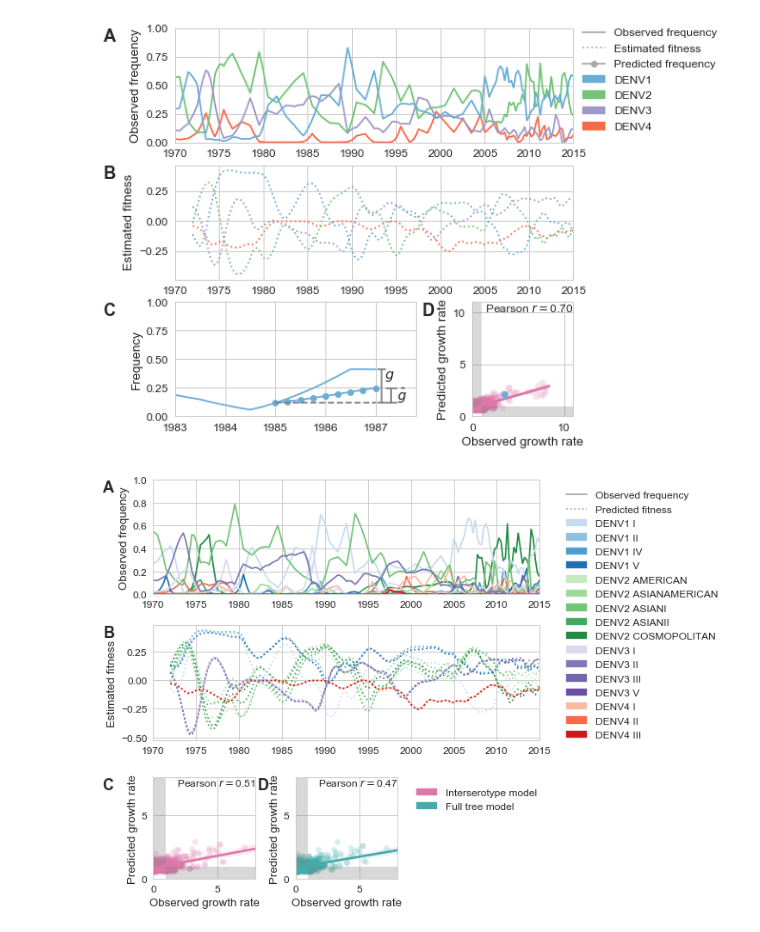
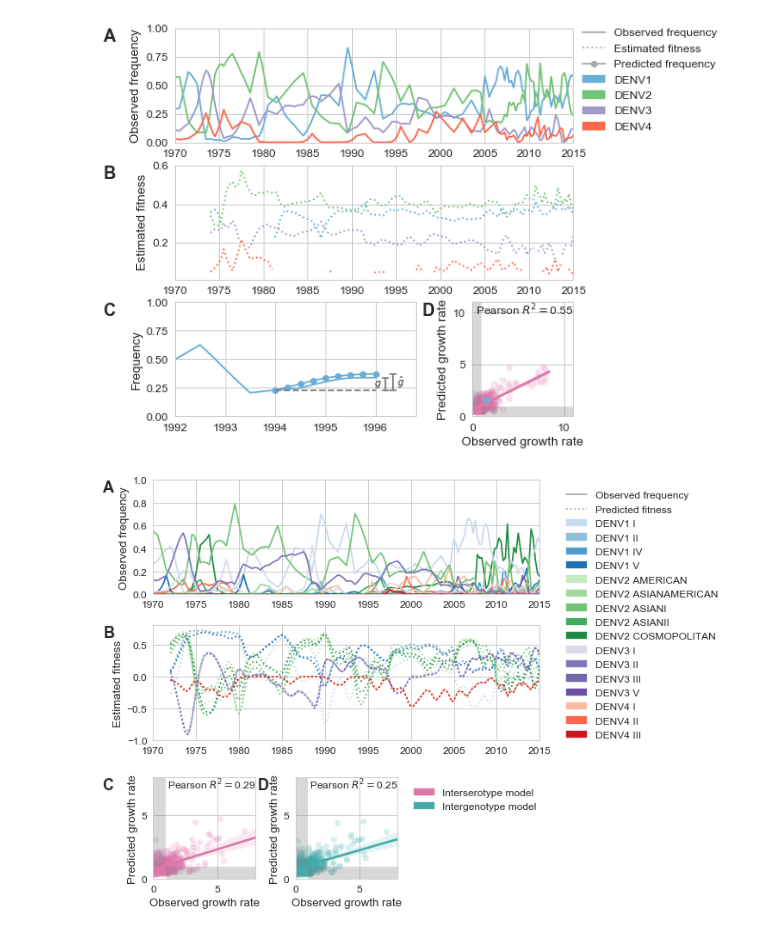
Before and after one commit to blab/dengue-antigenic-dynamics, a Jupyter notebook: figures/fitness-frequencies.ipynb, the cells around one changed output. Drawn from its saved outputs; the diff is of its cells as text; code cells hidden in the pictures.

Commit message:
Update fitness model figures

```diff
--- a/figures/fitness-frequencies.ipynb
+++ b/figures/fitness-frequencies.ipynb
@@ -67,7 +67,7 @@ def plot_growth_rates(actual, predicted, ax=None, c = 'gray', trajectory_demo_cl
 
     ax.set_xlabel('Observed growth rate')
     ax.set_ylabel('Predicted growth rate')
-    ax.text(1,1,r'Pearson $r =$%.2f'%fit[2], transform=ax.transAxes, ha='right', va='top', fontsize=12)
+    ax.text(1,1,r'Pearson $R^2 =$%.2f'%fit[2]**2, transform=ax.transAxes, ha='right', va='top', fontsize=12)
 
     max_val = actual[mask].flatten().max()
     ax.set_xlim(0,10)
@@ -118,15 +118,15 @@ def plot_trajectory_example(actual_frequencies, predicted_trajectory, ax = None)
             ## Plot growth rate guidelines
             ax.plot([t0, tf], [x0, x0], c='gray', linestyle='--') # mark initial frequency
 
-            ax.plot([tf+0.12, tf+0.12], [x0, xf], c='gray', linestyle='-')  # span actual intial -> final frequency
-            ax.plot([tf-.08+0.12, tf+.08+0.12], [x0, x0], c='gray', linestyle='-') # marker caps
-            ax.plot([tf-.08+0.12, tf+.08+0.12], [xf, xf], c='gray', linestyle='-')
-            ax.text(tf+0.18, (x0+xf)*2./3., r'$g$', va='center')
+            ax.plot([tf+0.2, tf+0.2], [x0, xf], c='gray', linestyle='-')  # span actual intial -> final frequency
+            ax.plot([tf+0.2-.05, tf+.2+.05], [x0, x0], c='gray', linestyle='-') # marker caps
+            ax.plot([tf+0.2-.05, tf+.2+.05], [xf, xf], c='gray', linestyle='-')
+            ax.text(tf+0.2-0.15, (x0+xf)/2., r'$g$', va='center', ha='center', fontsize=10)
 
-            ax.plot([tf+0.2+0.12, tf+0.2+0.12], [x0, xhatf], c='gray', linestyle='-') # span actual initial -> predicted final
-            ax.plot([tf+0.1+0.12, tf+0.3+0.12], [x0, x0], color='gray', linestyle='-') # marker caps
-            ax.plot([tf+0.1+0.12, tf+0.3+0.12], [xhatf, xhatf], color='gray', linestyle='-')
-            ax.text(tf+0.42, (x0+xhatf)/2., r'$\hat{g}$', va='center')
+            ax.plot([tf+0.35, tf+0.35], [x0, xhatf], c='gray', linestyle='-') # span actual initial -> predicted final
+            ax.plot([tf+0.35-0.05, tf+0.35+0.05], [x0, x0], color='gray', linestyle='-') # marker caps
+            ax.plot([tf+0.35-0.05, tf+0.35+0.05], [xhatf, xhatf], color='gray', linestyle='-')
+            ax.text(tf+0.35+0.15, (x0+xhatf)/2., r'$\hat{g}$', va='center', ha='center', fontsize=10)
 
     ax.set_xlim(t_back, t_fwd+0.8)
     ax.set_ylim(0,1)
@@ -140,10 +140,10 @@ def plot_trajectory_example(actual_frequencies, predicted_trajectory, ax = None)
 ##### SEROTYPES: composite Figure 4
 
 actual_frequencies = pd.read_csv('../data/frequencies/seasia_serotype_frequencies.csv', index_col=0)
-predicted_fitness = pd.read_csv('../fitness_model/southeast_asia/serotype/serotype_fitness.csv', index_col=0)
+predicted_fitness = pd.read_csv('../fitness_model/southeast_asia/serotype/serotype_predicted_freqs.csv', index_col=0)
 predicted_growth_rates = pd.read_csv('../fitness_model/southeast_asia/serotype/serotype_predicted_growth_rates.csv', index_col=0)
 actual_growth_rates = pd.read_csv('../fitness_model/southeast_asia/serotype/serotype_actual_growth_rates.csv', index_col=0)
-trajectory = pd.read_csv('../fitness_model/southeast_asia/serotype/serotype_1985.0_trajectory.csv', index_col=0)
+trajectory = pd.read_csv('../fitness_model/southeast_asia/serotype/serotype_1994.0_trajectory.csv', index_col=0)
 
 ## Pull the final actual and predicted growth rates from the trajectory example in panel C
 trajectory_demo_idx = str(trajectory.index.values.max())+'/'+str(trajectory.index.values.max()-2.)
@@ -157,34 +157,34 @@ actual_freq_ax = plt.subplot(axes[0,:])
 add_subfigure_label(actual_freq_ax, 'A', x=-0.18)
 fitness_ax = plt.subplot(axes[1,:])
 add_subfigure_label(fitness_ax, 'B', x=-0.18)
 trajectory_ax = plt.subplot(axes[2,:-1])
 add_subfigure_label(trajectory_ax, 'C', x=-0.3)
 growth_ax = plt.subplot(axes[2, -1])
 add_subfigure_label(growth_ax, 'D', x=-0.5)
 
 ### Plot all four panels
 plot_fitness_v_frequency(predicted_fitness, actual_frequencies, axes=[actual_freq_ax, fitness_ax])
 plot_trajectory_example(actual_frequencies, trajectory, ax=trajectory_ax)
 plot_growth_rates(actual_growth_rates, predicted_growth_rates,ax=growth_ax, c=colors['interserotype_effects'],
                  trajectory_demo_clade = trajectory_demo_clade, trajectory_demo=trajectory_demo)
 growth_ax.set_xlim(0, 11) ## Square up plot so aspect = 1
 growth_ax.set_ylim(0,11)
 
 ### Create legend
 legend_handles = [ lines.Line2D([], [], color='darkgray', linestyle='-',label='Observed frequency'),
                    lines.Line2D([], [], color='darkgray', linestyle=':',label='Estimated fitness'),
                    lines.Line2D([], [], color='darkgray', marker='o',label='Predicted frequency')]
 legend_labels = ['Observed frequency', 'Estimated fitness', 'Predicted frequency']
 
 for cl in actual_frequencies.columns.values:
     legend_patch = patches.Patch( color=colors[cl], label=cl)
     legend_handles.append(legend_patch)
     legend_labels.append(cl)
 
 fig.legend(legend_handles, legend_labels,bbox_to_anchor=(1.2,0.9),bbox_transform=plt.gcf().transFigure)
 plt.savefig('./png/serotype_fitness_model.png', dpi=300, bbox_inches='tight')
 # %% [output]
-[figure, old version]
+[figure, new version]
 # %%
 ### GENOTYPES: Figure 5
 actual_frequencies = pd.read_csv('../data/frequencies/seasia_genotype_frequencies.csv', index_col=0)
@@ -232,13 +232,13 @@ interserotype_effects_ax.set_ylim(0,8)
 interserotype_effects_ax.set_aspect(1)
 fig.legend([patches.Patch(color=colors['interserotype_effects'], label='Interserotype model'),
             patches.Patch(color=colors['all_effects'], label='Full tree model')],
-           ['Interserotype model', 'Full tree model'], bbox_to_anchor=(0.96, 0.32),bbox_transform=plt.gcf().transFigure)
+           ['Interserotype model', 'Intergenotype model'], bbox_to_anchor=(0.96, 0.32),bbox_transform=plt.gcf().transFigure)
 
 plt.tight_layout()
 plt.savefig('./png/genotype-fitness.png', dpi=300, bbox_inches='tight')
 plt.show()
 # %% [output]
-[figure, old version]
+[figure, new version]
 # %%
 # ## GENOTYPES: FIGURE 6
 
```
Also changed, not shown: parts of 1 cell of this notebook, 2 other files.
